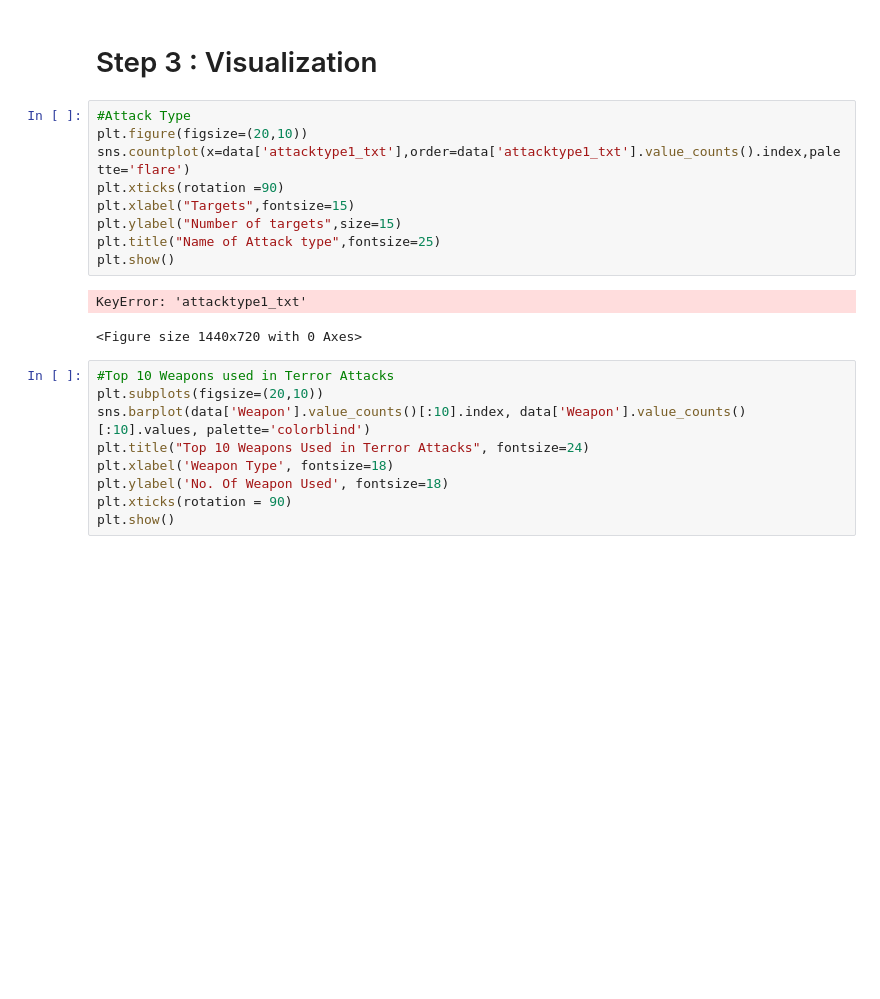
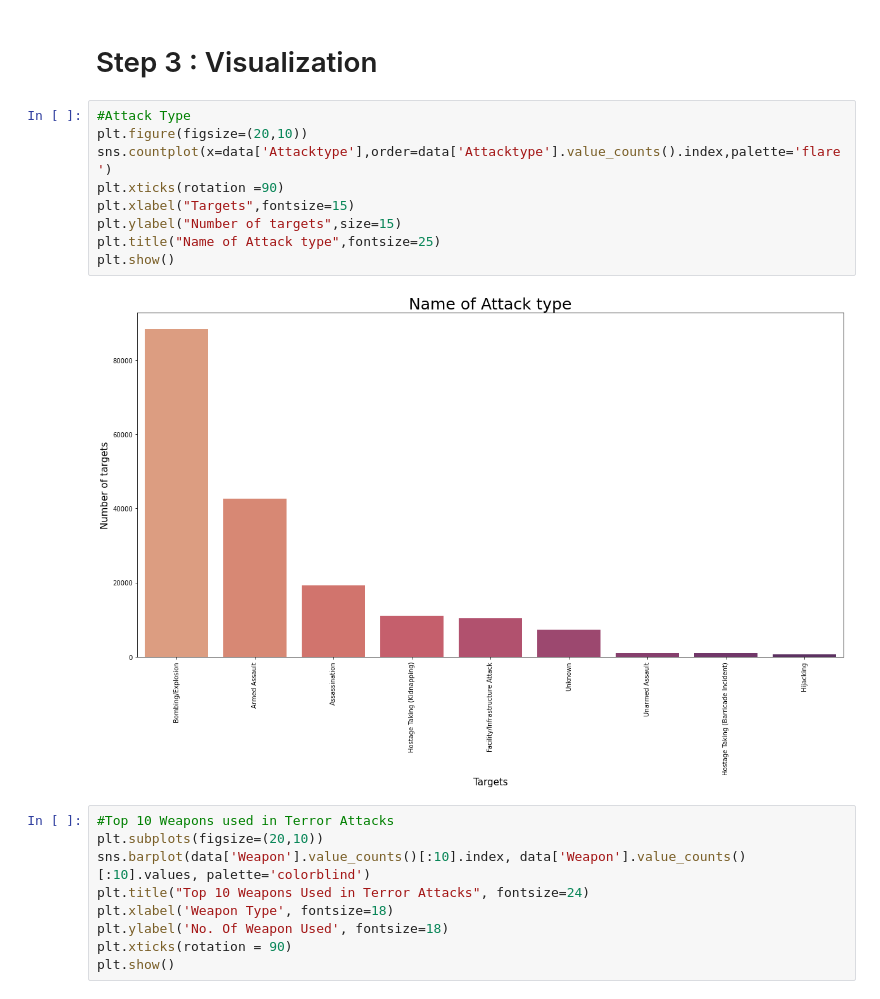
Before and after one commit to Amruta-Nangude/Task-4, a Jupyter notebook: Task 4 = Exploratory Data Analysis Terrorism.ipynb, the cells around one changed output. Saved outputs shown, nothing was run; the diff lists cells and outputs as text; blank space fills up the shorter version.

```diff
--- a/Task 4 = Exploratory Data Analysis Terrorism.ipynb
+++ b/Task 4 = Exploratory Data Analysis Terrorism.ipynb
@@ -178,15 +178,14 @@ plt.show()
 # %%
 #Attack Type
 plt.figure(figsize=(20,10))
-sns.countplot(x=data['attacktype1_txt'],order=data['attacktype1_txt'].value_counts().index,palette='flare')
+sns.countplot(x=data['Attacktype'],order=data['Attacktype'].value_counts().index,palette='flare')
 plt.xticks(rotation =90)
 plt.xlabel("Targets",fontsize=15)
 plt.ylabel("Number of targets",size=15)
 plt.title("Name of Attack type",fontsize=25)
 plt.show()
 # %% [output]
-KeyError: 'attacktype1_txt'
-<Figure size 1440x720 with 0 Axes>
+[figure, added]
 # %%
 #Top 10 Weapons used in Terror Attacks
 plt.subplots(figsize=(20,10))
```
